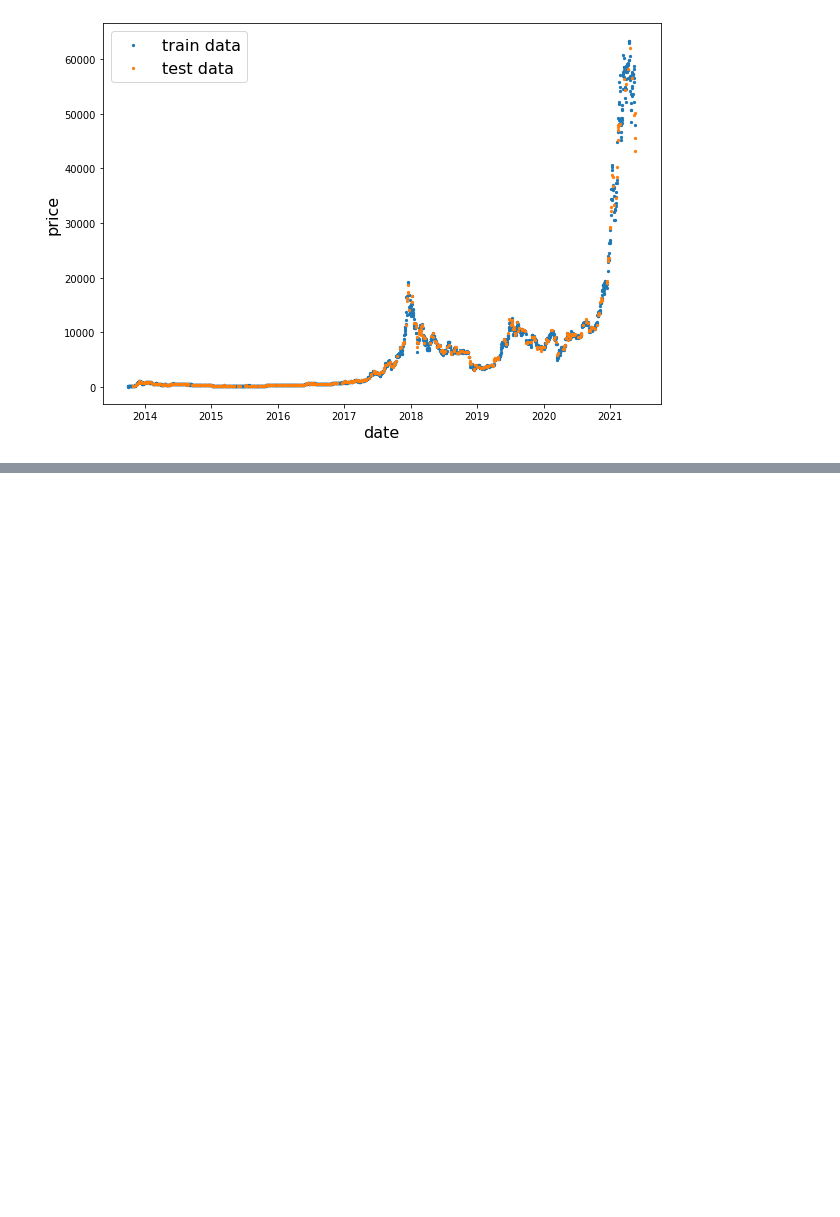
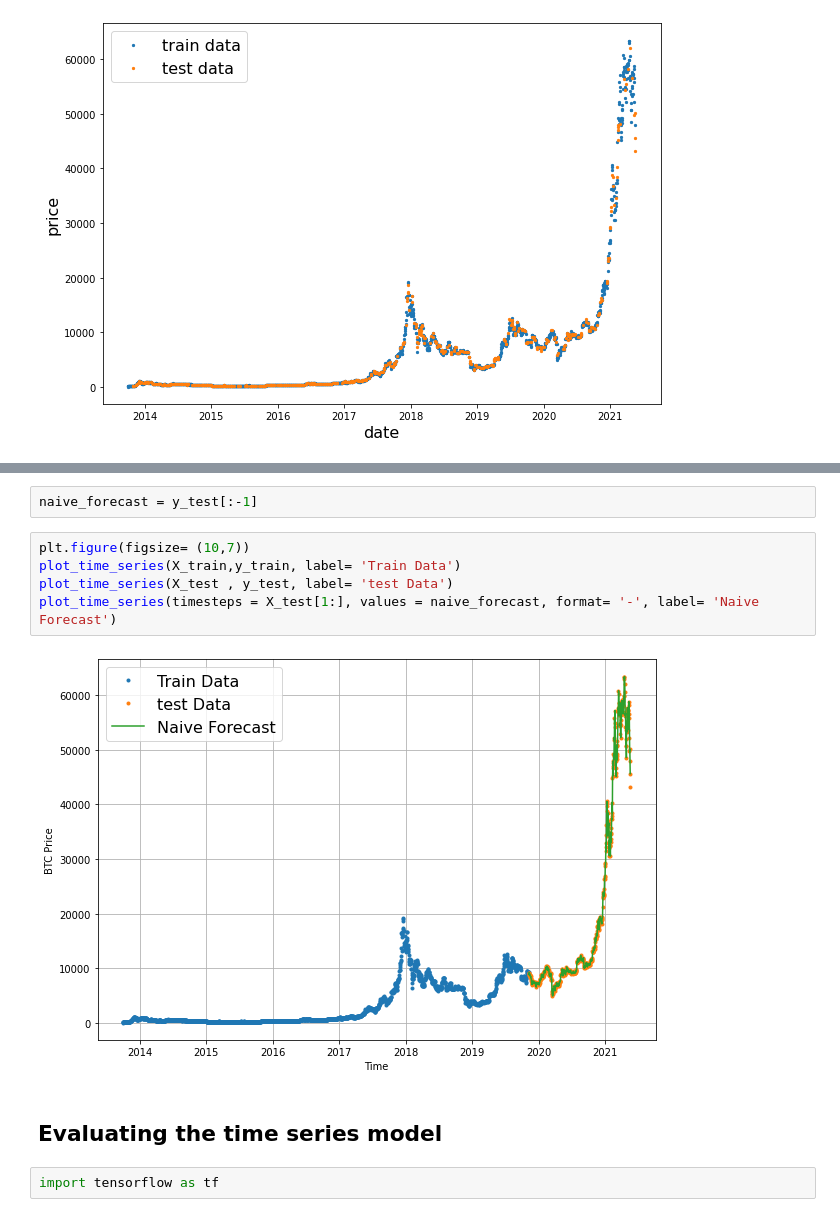
Before and after one commit to subodh2708/deep-learning---tensorflow-2.0, a Jupyter notebook: 10_time_series_forecasting_with_tensorflow.ipynb, the cells around one changed output, grey strips where cells are left out. Saved outputs shown, nothing was run; the diff lists cells and outputs as text; blank space fills up the shorter version.

```diff
--- a/10_time_series_forecasting_with_tensorflow.ipynb
+++ b/10_time_series_forecasting_with_tensorflow.ipynb
@@ -143,0 +184,13 @@ plt.legend(fontsize=16)
+# %%
+naive_forecast = y_test[:-1]
+# %%
+plt.figure(figsize= (10,7))
+plot_time_series(X_train,y_train, label= 'Train Data')
+plot_time_series(X_test , y_test, label= 'test Data')
+plot_time_series(timesteps = X_test[1:], values = naive_forecast, format= '-', label= 'Naive Forecast')
+# %% [output]
+[figure, added]
+# %% [markdown]
+## Evaluating the time series model
+# %%
+import tensorflow as tf
```
Also changed, not shown: parts of 28 cells of this notebook.
